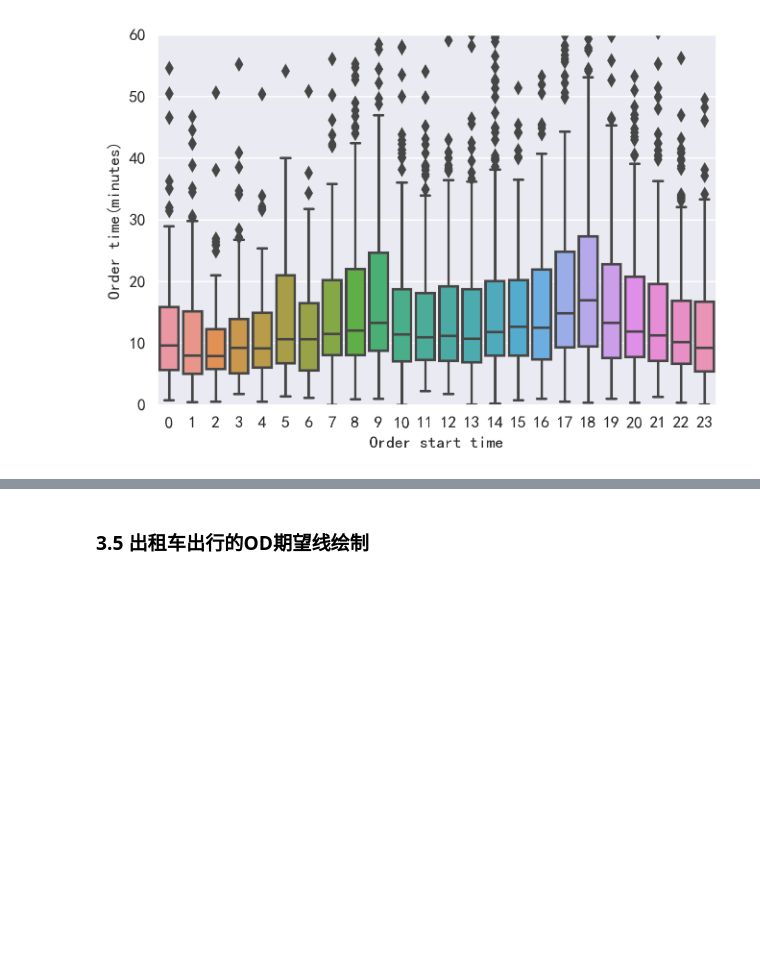
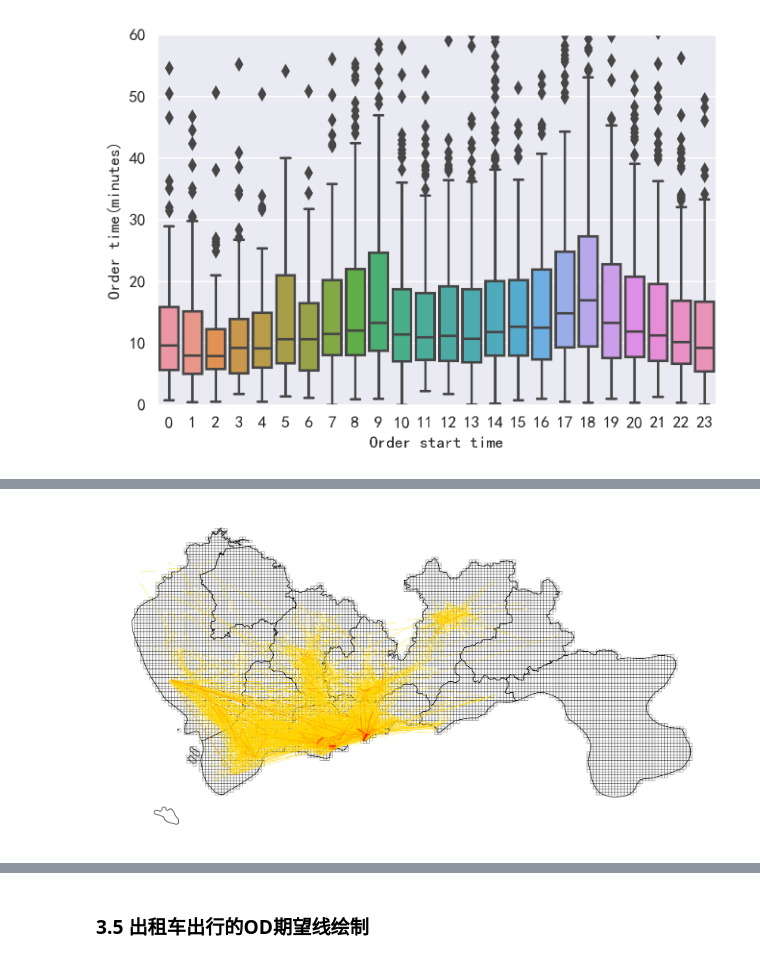
Before and after one commit to raingrain/evaluation-and-analysis-of-gps-data-for-taxi-in-shenzhen, a Jupyter notebook: src/main.ipynb, the cells around one changed output, grey strips where cells are left out. Saved outputs shown, nothing was run; the diff lists cells and outputs as text; code cells hidden in the pictures; blank space fills up the shorter version.

```diff
--- a/src/main.ipynb
+++ b/src/main.ipynb
@@ -871,0 +924,12 @@ plt.show()
+# %%
+# 对以起终点栅格编号列为依据集计订单数量
+OD = oddata.groupby(['SLONCOL','SLATCOL','ELONCOL','ELATCOL'])['VehicleNum'].count().rename('count').reset_index()
+# 起点栅格中心点经纬度
+OD['SHBLON'] = OD['SLONCOL'] * deltaLon + (lonStart - deltaLon / 2)
+OD['SHBLAT'] = OD['SLATCOL'] * deltaLat + (latStart - deltaLat / 2)
+# 终点栅格中心点经纬度
+OD['EHBLON'] = OD['ELONCOL'] * deltaLon + (lonStart - deltaLon / 2)
+OD['EHBLAT'] = OD['ELATCOL'] * deltaLat + (latStart - deltaLat / 2)
+# 排序，将count值大的OD排在最下
+OD = OD.sort_values(by = 'count')
+OD
@@ -871,0 +960,26 @@ plt.show()
+# %%
+# 绘制OD
+fig = plt.figure(1,(10,8),dpi = 250)
+ax  = plt.subplot(111)
+plt.sca(ax)
+# 绘制地图底图，设置两者均在ax上绘制
+grid_sz.plot(ax =ax,edgecolor = (0,0,0,0.8),facecolor = (0,0,0,0),linewidths=0.2)
+sz.plot(ax = ax,edgecolor = (0,0,0,1),facecolor = (0,0,0,0),linewidths=0.5)
+vmax = OD['count'].max()
+# 设定一个标准化的工具，设定OD的colormap最大最小值，他的作用是norm(count)就会将count标准化到0-1的范围内
+norm = mpl.colors.Normalize(vmin=0,vmax=vmax)
+# 设定colormap的颜色
+cmapname = 'autumn_r'
+# cmap是一个获取颜色的工具，cmap(a)会返回颜色，其中a是0-1之间的值
+cmap = mpl.colormaps.get_cmap(cmapname)
+# 遍历绘制OD
+for i in range(len(OD)):
+    r = OD.iloc[i]
+    count = r['count']
+    linewidth = 1.5*(count/OD['count'].max())
+    plt.plot([r['SHBLON'],r['EHBLON']],[r['SHBLAT'],r['EHBLAT']],linewidth = linewidth,color = cmap(norm(count)))
+# 隐藏坐标轴
+plt.axis('off')
+plt.show()
+# %% [output]
+[figure, added]
```
Also changed, not shown: parts of 12 cells of this notebook.
